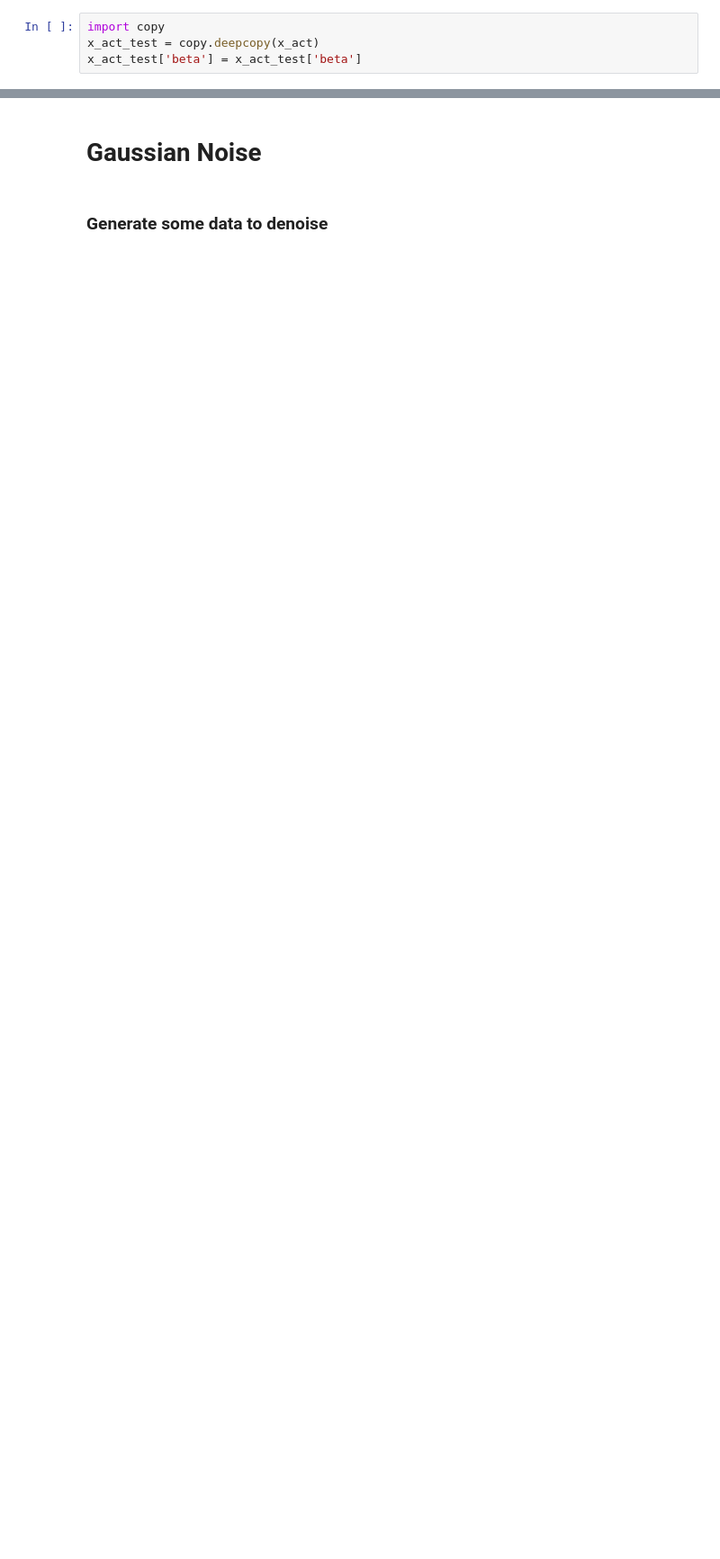
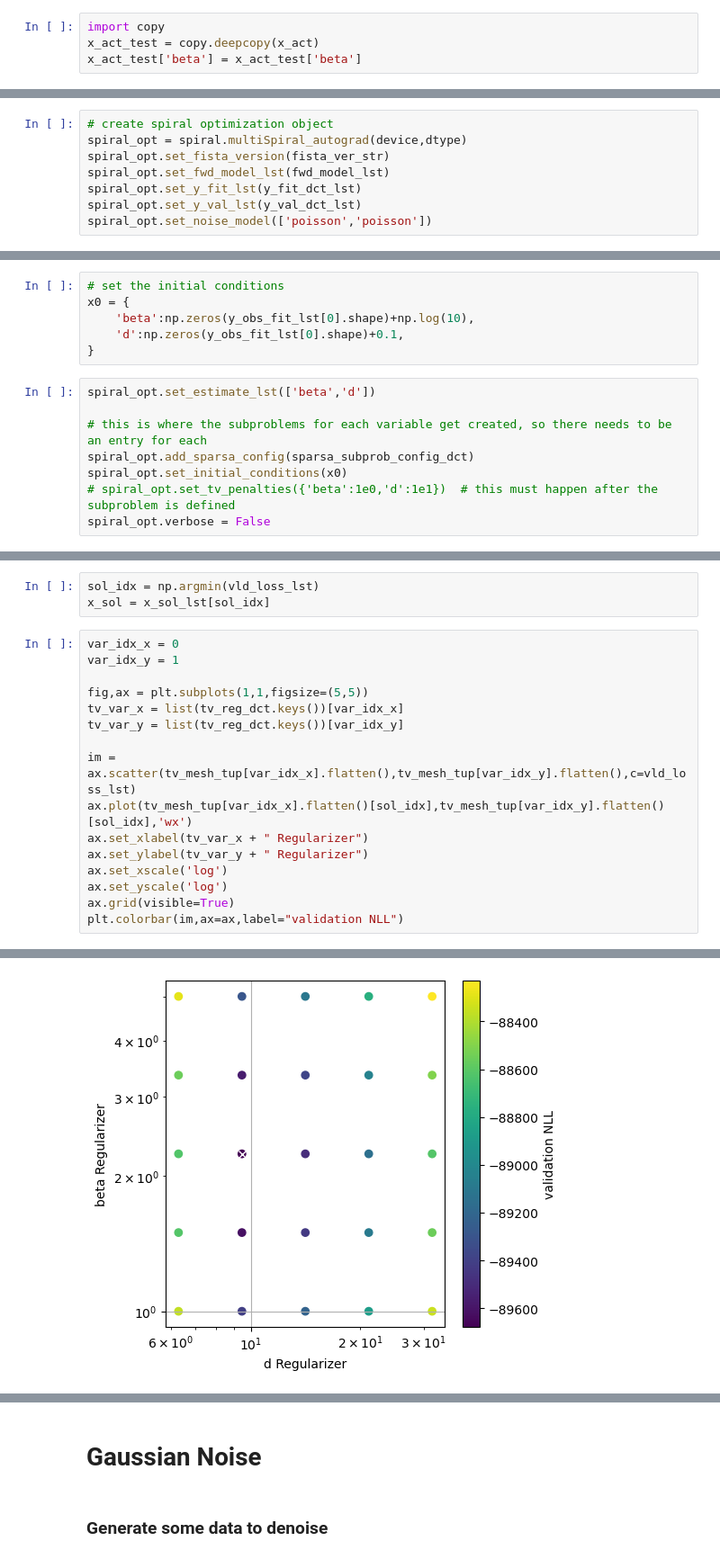
Before and after one commit to NCAR/SpiralTorch, a Jupyter notebook: notebooks/casper/RunSparsa.ipynb, the cells around one changed output, grey strips where cells are left out. Shown at 90% size. Saved outputs shown, nothing was run; the diff lists cells and outputs as text; blank space fills up the shorter version.

```diff
--- a/notebooks/casper/RunSparsa.ipynb
+++ b/notebooks/casper/RunSparsa.ipynb
@@ -591 +643,9 @@ for var_idx, var in enumerate(x_sol):
+# %%
+# create spiral optimization object
+spiral_opt = spiral.multiSpiral_autograd(device,dtype)
+spiral_opt.set_fista_version(fista_ver_str)
+spiral_opt.set_fwd_model_lst(fwd_model_lst)
+spiral_opt.set_y_fit_lst(y_fit_dct_lst)
+spiral_opt.set_y_val_lst(y_val_dct_lst)
+spiral_opt.set_noise_model(['poisson','poisson'])
 # %%
@@ -592,0 +679,14 @@ for var_idx, var in enumerate(x_sol):
+# %%
+# set the initial conditions
+x0 = {
+    'beta':np.zeros(y_obs_fit_lst[0].shape)+np.log(10),
+    'd':np.zeros(y_obs_fit_lst[0].shape)+0.1,
+}
+# %%
+spiral_opt.set_estimate_lst(['beta','d'])
+
+# this is where the subproblems for each variable get created, so there needs to be an entry for each
+spiral_opt.add_sparsa_config(sparsa_subprob_config_dct)
+spiral_opt.set_initial_conditions(x0)
+# spiral_opt.set_tv_penalties({'beta':1e0,'d':1e1})  # this must happen after the subproblem is defined
+spiral_opt.verbose = False
@@ -592,0 +738,20 @@ for var_idx, var in enumerate(x_sol):
+# %%
+sol_idx = np.argmin(vld_loss_lst)
+x_sol = x_sol_lst[sol_idx]
+# %%
+var_idx_x = 0
+var_idx_y = 1
+
+fig,ax = plt.subplots(1,1,figsize=(5,5))
+tv_var_x = list(tv_reg_dct.keys())[var_idx_x]
+tv_var_y = list(tv_reg_dct.keys())[var_idx_y]
+
+im = ax.scatter(tv_mesh_tup[var_idx_x].flatten(),tv_mesh_tup[var_idx_y].flatten(),c=vld_loss_lst)
+ax.plot(tv_mesh_tup[var_idx_x].flatten()[sol_idx],tv_mesh_tup[var_idx_y].flatten()[sol_idx],'wx')
+ax.set_xlabel(tv_var_x + " Regularizer")
+ax.set_ylabel(tv_var_y + " Regularizer")
+ax.set_xscale('log')
+ax.set_yscale('log')
+ax.grid(visible=True)
+plt.colorbar(im,ax=ax,label="validation NLL")
+# %% [output]
@@ -592,0 +759 @@ for var_idx, var in enumerate(x_sol):
+[figure, added]
```
Also changed, not shown: parts of 20 cells of this notebook.
